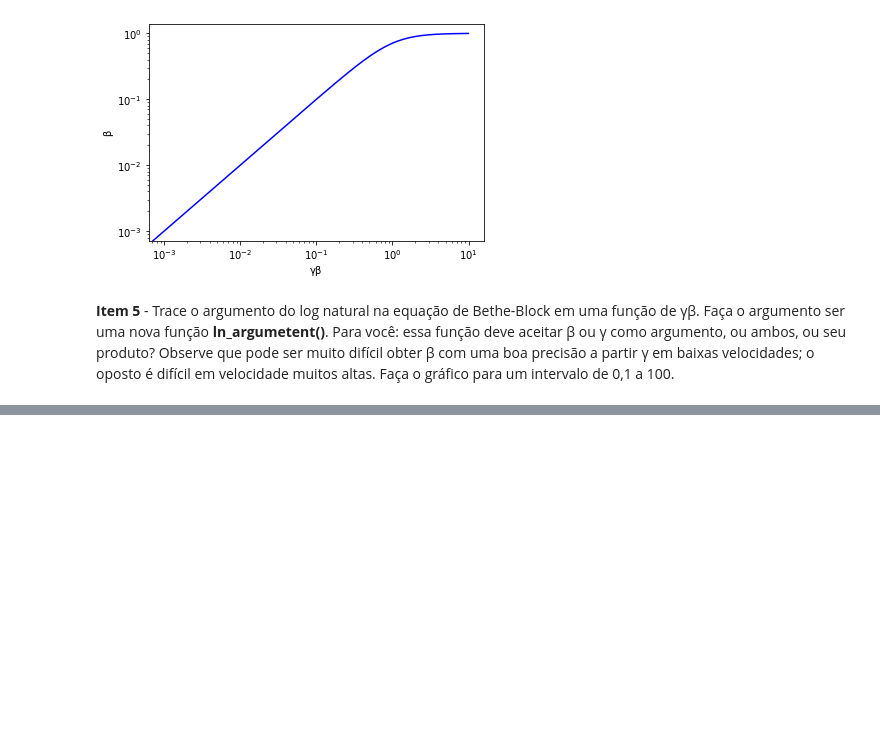
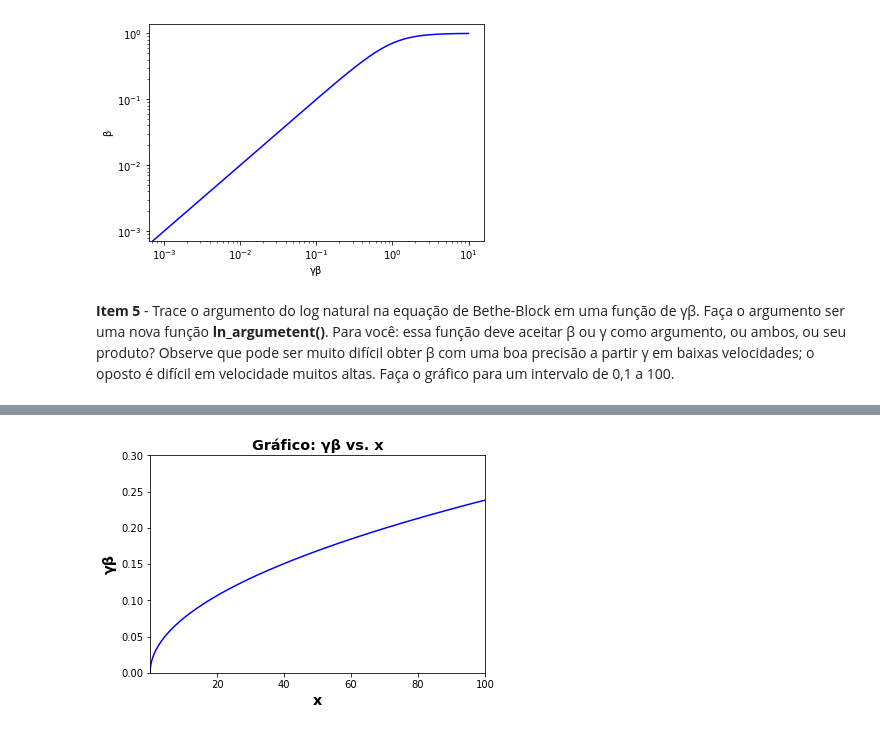
Before and after one commit to JMateusNSilva/python_uerj_2020_2, a Jupyter notebook: projeto01/projeto01_Bethe_Block_equation.ipynb, the cells around one changed output, grey strips where cells are left out. Saved outputs shown, nothing was run; the diff lists cells and outputs as text; code cells hidden in the pictures; blank space fills up the shorter version.

```diff
--- a/projeto01/projeto01_Bethe_Block_equation.ipynb
+++ b/projeto01/projeto01_Bethe_Block_equation.ipynb
@@ -126,0 +155,14 @@ Text(0, 0.5, 'θ')
+# %%
+
+x = ln_argument(gamma_beta)                 # Este é o argumento do ln da equação de Bethe-Block
+
+fig, ax3 = plt.subplots()
+
+ax3.set_xlim(0.1,100.1)                     # Limita o eixo x entre os valores de 0.1 até 100
+ax3.set_ylim(0, 0.3)                        # reajusta o valor do eixo y
+ax3.set_title('Gráfico: γβ vs. x',fontsize='x-large', fontweight='bold')
+ax3.set_ylabel('γβ',fontsize='x-large', fontweight='bold')
+ax3.set_xlabel('x', fontsize='x-large', fontweight='bold')
+ax3=plt.plot( x, gamma_beta, 'blue')
+# %% [output]
+[figure, added]
```
Also changed, not shown: parts of 3 cells of this notebook.
